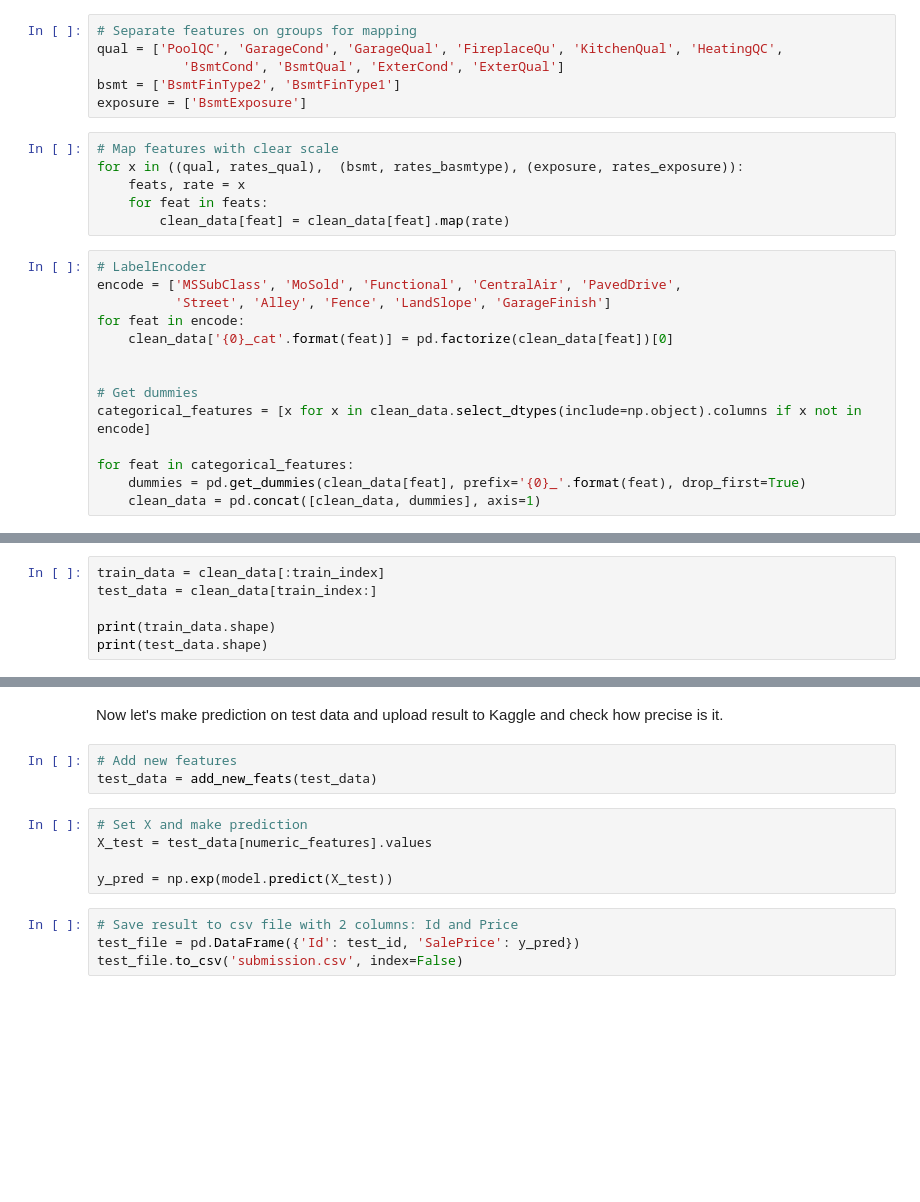
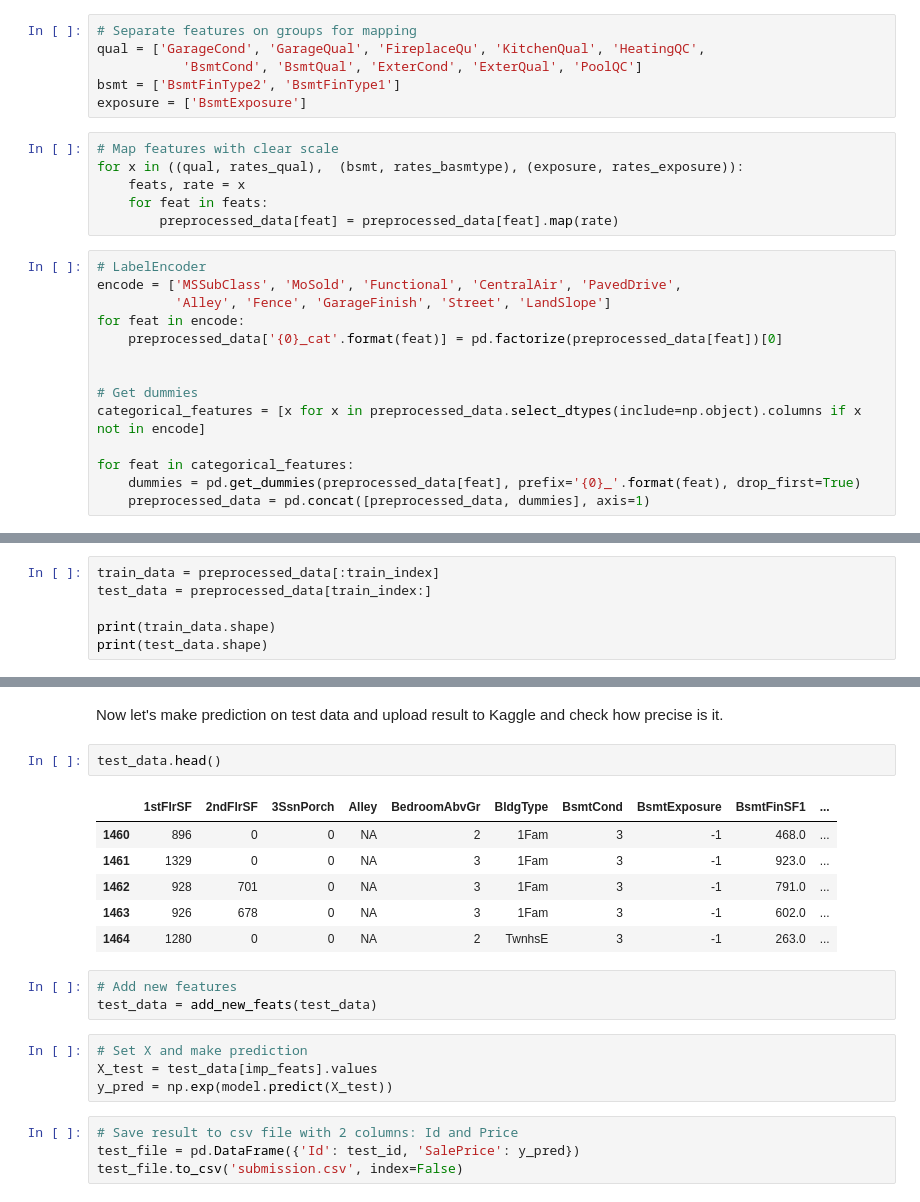
Before and after one commit to marekts/Projects, a Jupyter notebook: Real estate price prediction/Price predict.ipynb, the cells around one changed output, grey strips where cells are left out. Saved outputs shown, nothing was run; the diff lists cells and outputs as text; blank space fills up the shorter version.

```diff
--- a/Real estate price prediction/Price predict.ipynb
+++ b/Real estate price prediction/Price predict.ipynb
@@ -306,8 +308,8 @@ rates_basmtype = {'GLQ': 5, 'ALQ': 4, 'BLQ': 3, 'Rec': 2, 'LwQ': 1, 'Unf': -1, '
 rates_exposure = {'Gd': 4, 'Av': 3, 'Mn': 2, 'No': -1, 'NA': 0}
 # %%
 # Separate features on groups for mapping
-qual = ['PoolQC', 'GarageCond', 'GarageQual', 'FireplaceQu', 'KitchenQual', 'HeatingQC',
-           'BsmtCond', 'BsmtQual', 'ExterCond', 'ExterQual']
+qual = ['GarageCond', 'GarageQual', 'FireplaceQu', 'KitchenQual', 'HeatingQC',
+           'BsmtCond', 'BsmtQual', 'ExterCond', 'ExterQual', 'PoolQC']
 bsmt = ['BsmtFinType2', 'BsmtFinType1']
 exposure = ['BsmtExposure']
 # %%
@@ -315,19 +317,19 @@ exposure = ['BsmtExposure']
 for x in ((qual, rates_qual),  (bsmt, rates_basmtype), (exposure, rates_exposure)):
     feats, rate = x
     for feat in feats:
-        clean_data[feat] = clean_data[feat].map(rate)
+        preprocessed_data[feat] = preprocessed_data[feat].map(rate)
 # %%
 # LabelEncoder
 encode = ['MSSubClass', 'MoSold', 'Functional', 'CentralAir', 'PavedDrive',
-          'Street', 'Alley', 'Fence', 'LandSlope', 'GarageFinish']
+          'Alley', 'Fence', 'GarageFinish', 'Street', 'LandSlope']
 for feat in encode:
-    clean_data['{0}_cat'.format(feat)] = pd.factorize(clean_data[feat])[0]
+    preprocessed_data['{0}_cat'.format(feat)] = pd.factorize(preprocessed_data[feat])[0]
 
 
 # Get dummies
-categorical_features = [x for x in clean_data.select_dtypes(include=np.object).columns if x not in encode]
+categorical_features = [x for x in preprocessed_data.select_dtypes(include=np.object).columns if x not in encode]
 
 for feat in categorical_features:
-    dummies = pd.get_dummies(clean_data[feat], prefix='{0}_'.format(feat), drop_first=True)
-    clean_data = pd.concat([clean_data, dummies], axis=1)
+    dummies = pd.get_dummies(preprocessed_data[feat], prefix='{0}_'.format(feat), drop_first=True)
+    preprocessed_data = pd.concat([preprocessed_data, dummies], axis=1)
 # %%
@@ -372,8 +374,8 @@ Logarithmic 'SalePrice' looks better because normal destribution and I will use
 # %% [markdown]
 I will separate data on train and test datasets and I will store test data for final prediction. <br>
 # %%
-train_data = clean_data[:train_index]
-test_data = clean_data[train_index:]
+train_data = preprocessed_data[:train_index]
+test_data = preprocessed_data[train_index:]
 
 print(train_data.shape)
 print(test_data.shape)
@@ -572,13 +630,21 @@ plot_learning_curve(model, X, y, cv=10, scoring='neg_mean_squared_error');
 ### Check model on test data
 # %% [markdown]
 Now let's make prediction on test data and upload result to Kaggle and check how precise is it.
+# %%
+test_data.head()
+# %% [output]
+|  | 1stFlrSF | 2ndFlrSF | 3SsnPorch | Alley | BedroomAbvGr | BldgType | BsmtCond | BsmtExposure | BsmtFinSF1 | ... |
+| 1460 | 896 | 0 | 0 | NA | 2 | 1Fam | 3 | -1 | 468.0 | ... |
+| 1461 | 1329 | 0 | 0 | NA | 3 | 1Fam | 3 | -1 | 923.0 | ... |
+| 1462 | 928 | 701 | 0 | NA | 3 | 1Fam | 3 | -1 | 791.0 | ... |
+| 1463 | 926 | 678 | 0 | NA | 3 | 1Fam | 3 | -1 | 602.0 | ... |
+| 1464 | 1280 | 0 | 0 | NA | 2 | TwnhsE | 3 | -1 | 263.0 | ... |
 # %%
 # Add new features
 test_data = add_new_feats(test_data)
 # %%
 # Set X and make prediction
-X_test = test_data[numeric_features].values
-
+X_test = test_data[imp_feats].values
 y_pred = np.exp(model.predict(X_test))
 # %%
 # Save result to csv file with 2 columns: Id and Price
```
Also changed, not shown: parts of 30 cells of this notebook.
